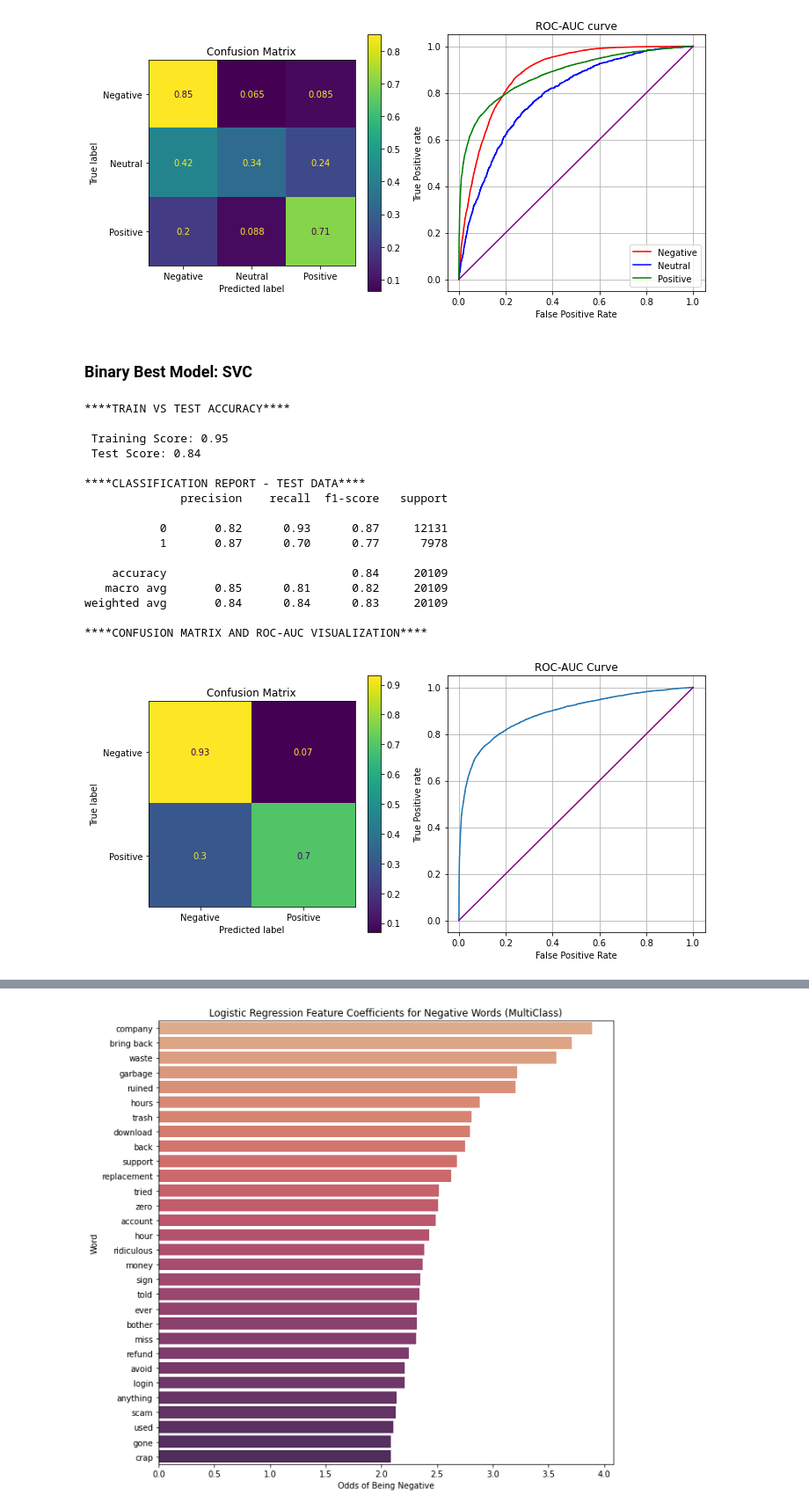
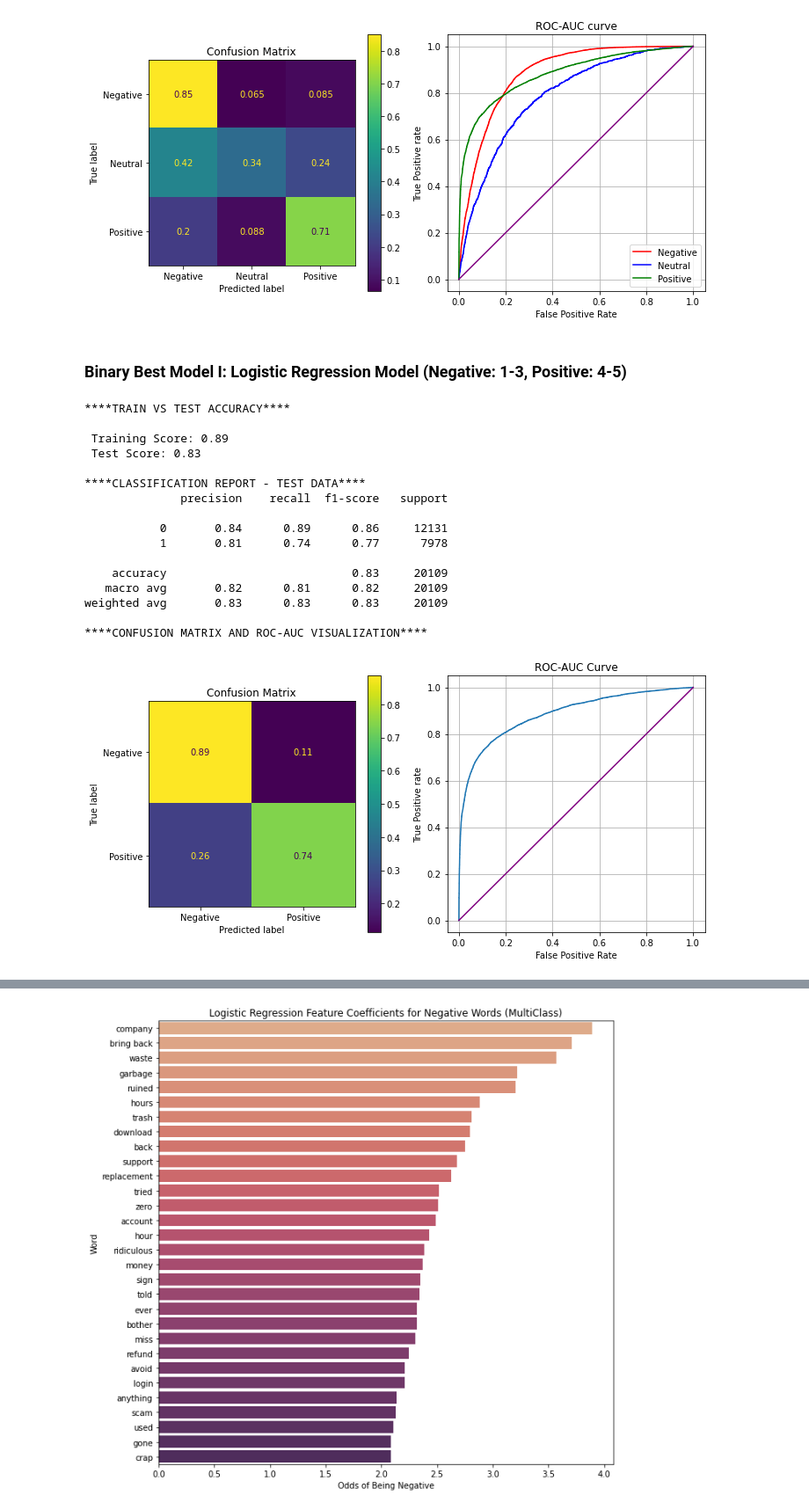
Before and after one commit to jennifernha/NLP-App-Reviews-Sentiment-Analysis, a Jupyter notebook: NLP-App-Sentiment-Analysis.ipynb, the cells around one changed output, grey strips where cells are left out. Shown at 88% size. Cells and saved outputs as stored; diff of their text form; code cells hidden in the pictures.

```diff
--- a/NLP-App-Sentiment-Analysis.ipynb
+++ b/NLP-App-Sentiment-Analysis.ipynb
@@ -738,7 +743,7 @@ stopwords_list.extend(['never', 'terrible', 'like', 'great', 'issue', 'postmates
                        'poor', 'bad', 'useless', 'worst', 'love', 'amazing', 'best', 'excellent','perfect', 'awesome',
                        'nice', 'fantastic', 'happy', 'nyc', 'sometimes', 'thank', 'appreciate', 'friendly', 'pathetic',
                        'shame','unreliable', 'unprofessional', 'inaccurate', 'disappointing', 'code', 'delete',
-                       'unusable', 'deleting', 'bring back', 'deleted'])
+                       'unusable', 'deleting', 'deleted'])
 # %%
 # Remove stopwords
 stopped_tokens = [w.lower() for w in lemmatized_tokens  if w.lower() \
@@ -1379,30 +1587,30 @@ weighted avg       0.78      0.76      0.77     20109
 
 ****CONFUSION MATRIX AND ROC-AUC VISUALIZATION****
 [figure]
-# %% [markdown]
-### Binary Best Model: SVC
+# %% [markdown]
+### Binary Best Model I: Logistic Regression Model (Negative: 1-3, Positive: 4-5)
 # %%
 # Fit best performing Logistic Regression on binary data
 # and display performance
-best_bin_svc = LinearSVC(C=1.0, fit_intercept=True, loss='hinge', penalty='l2', tol=0.000001)
-best_bin_svc.fit(X_bin_train_tfidf, y_bin_train)
+best_bin_logreg = LogisticRegression(solver='liblinear', class_weight='balanced')
+best_bin_logreg.fit(X_bin_train_tfidf, y_bin_train)
 evaluate_model(y_bin_test, y_bin_train,
-               X_bin_test_tfidf, X_bin_train_tfidf, best_bin_svc, 2)
+               X_bin_test_tfidf, X_bin_train_tfidf, best_bin_logreg, 2)
 # %% [output]
 ****TRAIN VS TEST ACCURACY****
 
- Training Score: 0.95
- Test Score: 0.84
+ Training Score: 0.89
+ Test Score: 0.83
 
 ****CLASSIFICATION REPORT - TEST DATA****
               precision    recall  f1-score   support
 
-           0       0.82      0.93      0.87     12131
-           1       0.87      0.70      0.77      7978
+           0       0.84      0.89      0.86     12131
+           1       0.81      0.74      0.77      7978
 
-    accuracy                           0.84     20109
-   macro avg       0.85      0.81      0.82     20109
-weighted avg       0.84      0.84      0.83     20109
+    accuracy                           0.83     20109
+   macro avg       0.82      0.81      0.82     20109
+weighted avg       0.83      0.83      0.83     20109
 
 ****CONFUSION MATRIX AND ROC-AUC VISUALIZATION****
-[figure, old version]
+[figure, new version]
```
Also changed, not shown: parts of 121 cells of this notebook.
